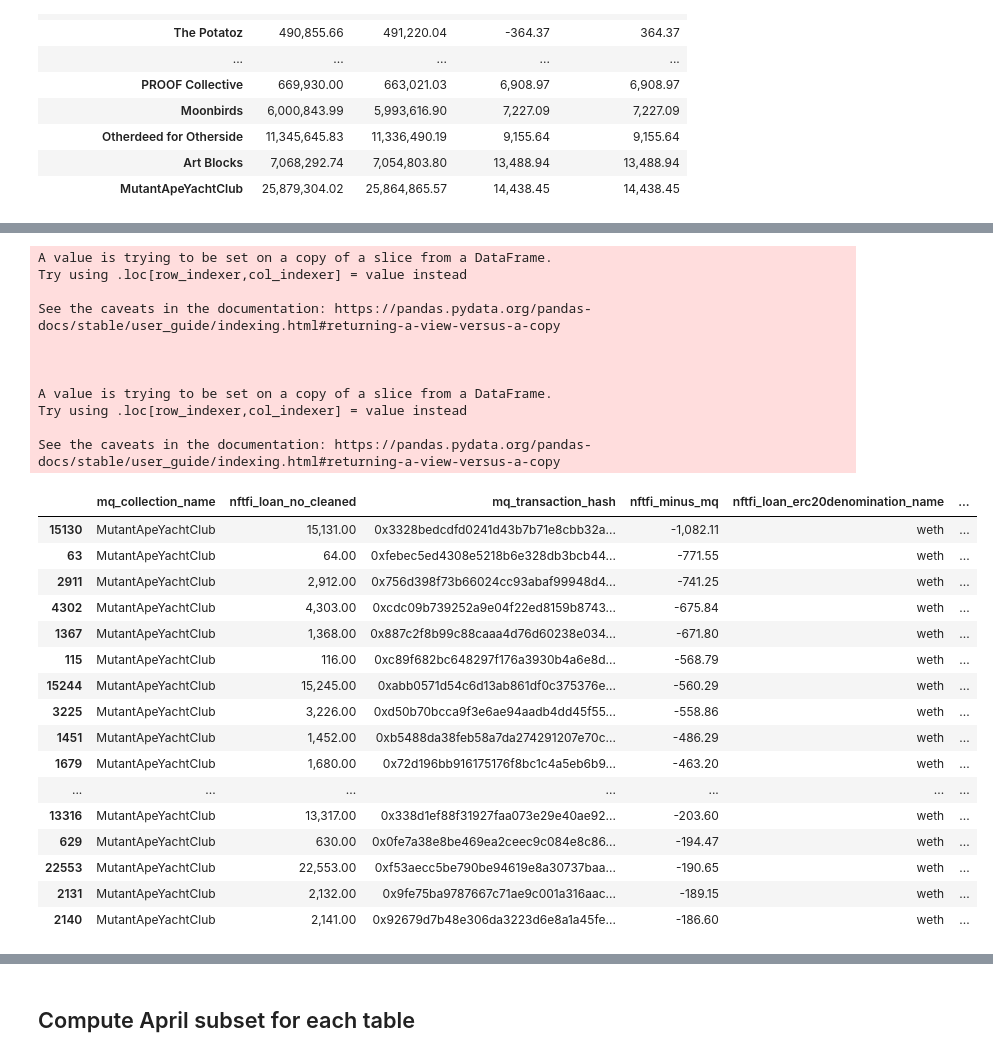
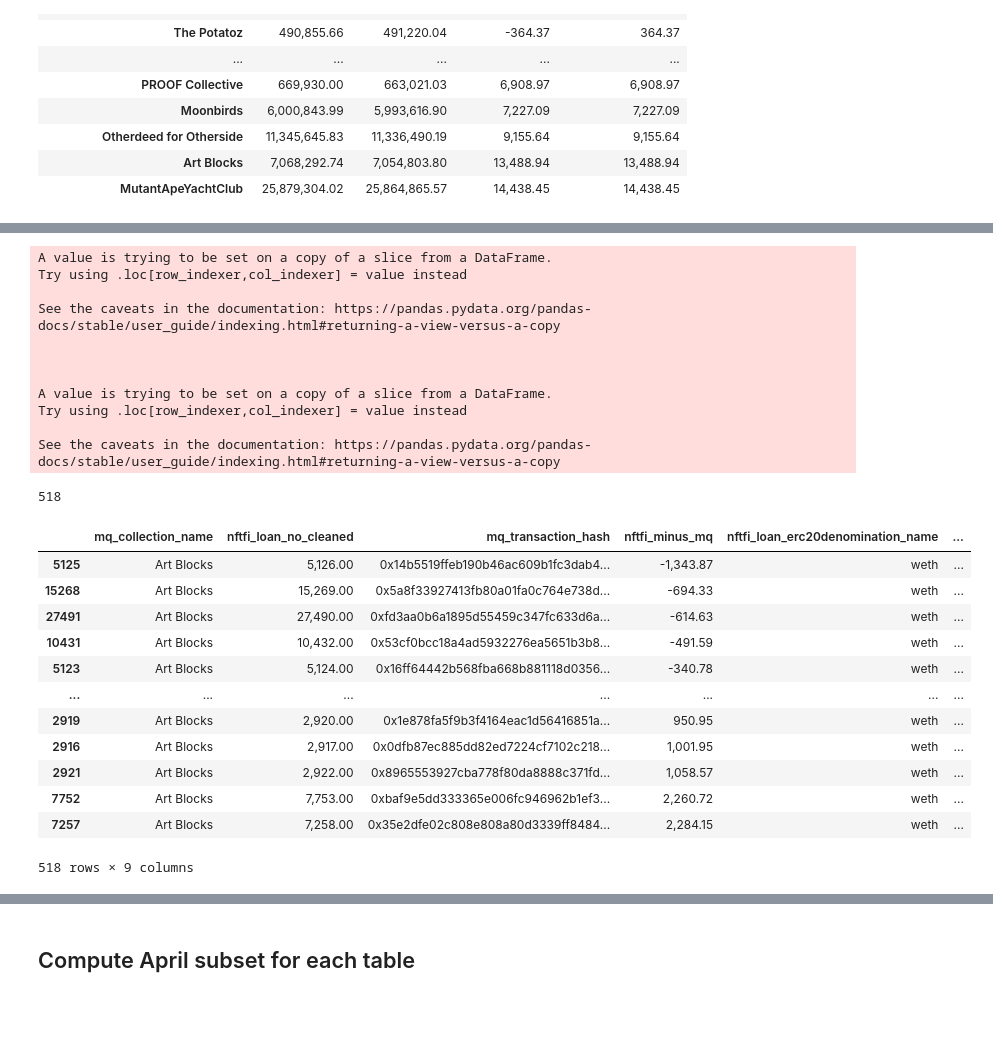
Before and after one commit to datagemsai/ChartGPT-API, a Jupyter notebook: analysis/metaquants_analysis/mq_nftfi_rchen_aggregate_collection.ipynb, the cells around one changed output, grey strips where cells are left out. Saved outputs shown, nothing was run; the diff lists cells and outputs as text; code cells hidden in the pictures; blank space fills up the shorter version.

Commit message:
analyse mayc and art blocks discrepancies to confirm it is mainly ethusd related

```diff
--- a/analysis/metaquants_analysis/mq_nftfi_rchen_aggregate_collection.ipynb
+++ b/analysis/metaquants_analysis/mq_nftfi_rchen_aggregate_collection.ipynb
@@ -611,7 +610,7 @@ april_full_outer_without_nftfi_na.sort_values(by='nftfi_minus_mq')
 | Art Blocks | 7,068,292.74 | 7,054,803.80 | 13,488.94 | 13,488.94 |
 | MutantApeYachtClub | 25,879,304.02 | 25,864,865.57 | 14,438.45 | 14,438.45 |
 # %%
-collection_of_interest = 'MutantApeYachtClub'
+collection_of_interest = 'Art Blocks' # 'MutantApeYachtClub'
 display(april_full_outer.loc[april_full_outer['mq_collection_name'] == collection_of_interest].describe())
 display(april_full_outer.loc[april_full_outer['mq_collection_name'] == collection_of_interest].head(3))
 # %% [output]
@@ -677,41 +654,40 @@ dtype: object
 # %%
 april_full_outer_for_collection.dtypes
 # TODO: loc for wETH address
 april_full_outer_for_collection['mq_implied_eth_price'] = april_full_outer_for_collection['mq_amt_in_usd'] / april_full_outer_for_collection['mq_principal_amount']
 april_full_outer_for_collection['nftfi_mq_eth_price_diff'] = april_full_outer_for_collection['nftfi_eth_price'] - april_full_outer_for_collection['mq_implied_eth_price']
 highest_discrepancy_transactions = april_full_outer_for_collection[['mq_collection_name','nftfi_loan_no_cleaned','mq_transaction_hash','nftfi_minus_mq',
                                                                      'nftfi_loan_erc20denomination_name', 'nftfi_loan_principal_amount',
                                                                        'nftfi_eth_price','mq_implied_eth_price', 'nftfi_mq_eth_price_diff']].sort_values('nftfi_minus_mq')
-highest_discrepancy_transactions.head(50)
+highest_discrepancy_transactions = highest_discrepancy_transactions.dropna(subset='nftfi_minus_mq')
+display(highest_discrepancy_transactions.shape[0])
+highest_discrepancy_transactions
 # %% [output]
 A value is trying to be set on a copy of a slice from a DataFrame.
 Try using .loc[row_indexer,col_indexer] = value instead
 
 See the caveats in the documentation: https://pandas.pydata.org/pandas-docs/stable/user_guide/indexing.html#returning-a-view-versus-a-copy
 
 
 
 A value is trying to be set on a copy of a slice from a DataFrame.
 Try using .loc[row_indexer,col_indexer] = value instead
 
 See the caveats in the documentation: https://pandas.pydata.org/pandas-docs/stable/user_guide/indexing.html#returning-a-view-versus-a-copy
+518
 |  | mq_collection_name | nftfi_loan_no_cleaned | mq_transaction_hash | nftfi_minus_mq | nftfi_loan_erc20denomination_name | ... |
-| 15130 | MutantApeYachtClub | 15,131.00 | 0x3328bedcdfd0241d43b7b71e8cbb32a... | -1,082.11 | weth | ... |
-| 63 | MutantApeYachtClub | 64.00 | 0xfebec5ed4308e5218b6e328db3bcb44... | -771.55 | weth | ... |
-| 2911 | MutantApeYachtClub | 2,912.00 | 0x756d398f73b66024cc93abaf99948d4... | -741.25 | weth | ... |
-| 4302 | MutantApeYachtClub | 4,303.00 | 0xcdc09b739252a9e04f22ed8159b8743... | -675.84 | weth | ... |
-| 1367 | MutantApeYachtClub | 1,368.00 | 0x887c2f8b99c88caaa4d76d60238e034... | -671.80 | weth | ... |
-| 115 | MutantApeYachtClub | 116.00 | 0xc89f682bc648297f176a3930b4a6e8d... | -568.79 | weth | ... |
-| 15244 | MutantApeYachtClub | 15,245.00 | 0xabb0571d54c6d13ab861df0c375376e... | -560.29 | weth | ... |
-| 3225 | MutantApeYachtClub | 3,226.00 | 0xd50b70bcca9f3e6ae94aadb4dd45f55... | -558.86 | weth | ... |
-| 1451 | MutantApeYachtClub | 1,452.00 | 0xb5488da38feb58a7da274291207e70c... | -486.29 | weth | ... |
-| 1679 | MutantApeYachtClub | 1,680.00 | 0x72d196bb916175176f8bc1c4a5eb6b9... | -463.20 | weth | ... |
+| 5125 | Art Blocks | 5,126.00 | 0x14b5519ffeb190b46ac609b1fc3dab4... | -1,343.87 | weth | ... |
+| 15268 | Art Blocks | 15,269.00 | 0x5a8f33927413fb80a01fa0c764e738d... | -694.33 | weth | ... |
+| 27491 | Art Blocks | 27,490.00 | 0xfd3aa0b6a1895d55459c347fc633d6a... | -614.63 | weth | ... |
+| 10431 | Art Blocks | 10,432.00 | 0x53cf0bcc18a4ad5932276ea5651b3b8... | -491.59 | weth | ... |
+| 5123 | Art Blocks | 5,124.00 | 0x16ff64442b568fba668b881118d0356... | -340.78 | weth | ... |
 | ... | ... | ... | ... | ... | ... | ... |
-| 13316 | MutantApeYachtClub | 13,317.00 | 0x338d1ef88f31927faa073e29e40ae92... | -203.60 | weth | ... |
-| 629 | MutantApeYachtClub | 630.00 | 0x0fe7a38e8be469ea2ceec9c084e8c86... | -194.47 | weth | ... |
-| 22553 | MutantApeYachtClub | 22,553.00 | 0xf53aecc5be790be94619e8a30737baa... | -190.65 | weth | ... |
-| 2131 | MutantApeYachtClub | 2,132.00 | 0x9fe75ba9787667c71ae9c001a316aac... | -189.15 | weth | ... |
-| 2140 | MutantApeYachtClub | 2,141.00 | 0x92679d7b48e306da3223d6e8a1a45fe... | -186.60 | weth | ... |
+| 2919 | Art Blocks | 2,920.00 | 0x1e878fa5f9b3f4164eac1d56416851a... | 950.95 | weth | ... |
+| 2916 | Art Blocks | 2,917.00 | 0x0dfb87ec885dd82ed7224cf7102c218... | 1,001.95 | weth | ... |
+| 2921 | Art Blocks | 2,922.00 | 0x8965553927cba778f80da8888c371fd... | 1,058.57 | weth | ... |
+| 7752 | Art Blocks | 7,753.00 | 0xbaf9e5dd333365e006fc946962b1ef3... | 2,260.72 | weth | ... |
+| 7257 | Art Blocks | 7,258.00 | 0x35e2dfe02c808e808a80d3339ff8484... | 2,284.15 | weth | ... |
+518 rows × 9 columns
 # %%
 pd.DataFrame(highest_discrepancy_transactions['nftfi_minus_mq'].cumsum()).head(30)
 # %% [output]
```
Also changed, not shown: parts of 8 cells of this notebook.
